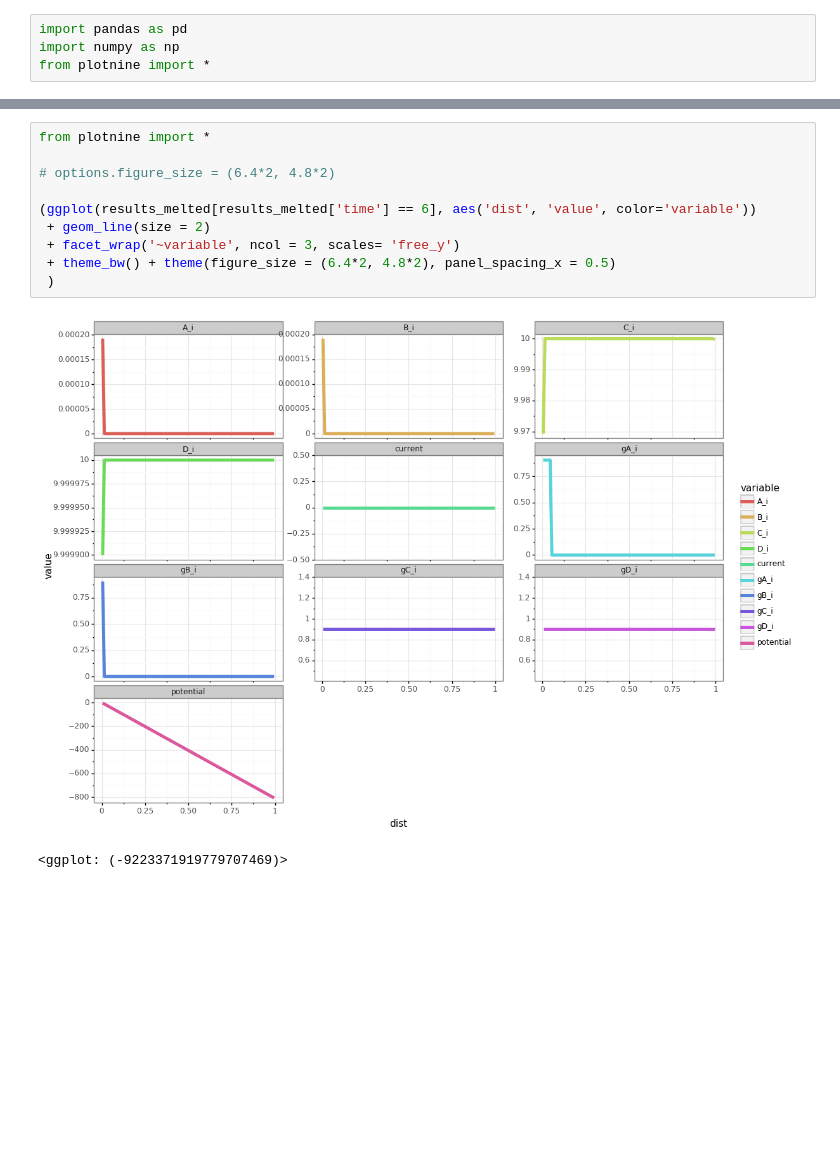
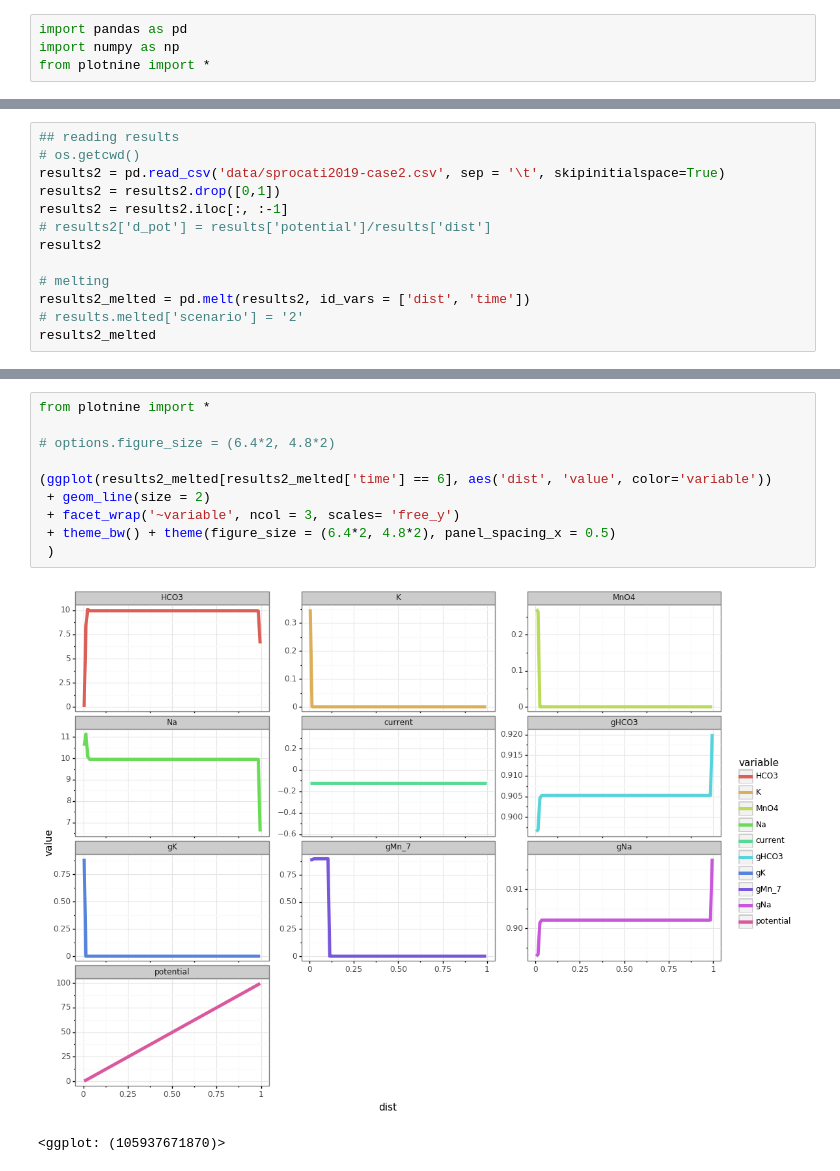
Before and after one commit to p-ortega/reactive-transport, a Jupyter notebook: sprocati2019/sprocati2019.ipynb, the cells around one changed output, grey strips where cells are left out. Cells and saved outputs as stored; diff of their text form; blank space fills up the shorter version.

```diff
--- a/sprocati2019/sprocati2019.ipynb
+++ b/sprocati2019/sprocati2019.ipynb
@@ -31,0 +81,13 @@ results_melted
+# %%
+## reading results
+# os.getcwd()
+results2 = pd.read_csv('data/sprocati2019-case2.csv', sep = '\t', skipinitialspace=True)
+results2 = results2.drop([0,1])
+results2 = results2.iloc[:, :-1]
+# results2['d_pot'] = results['potential']/results['dist']
+results2
+
+# melting
+results2_melted = pd.melt(results2, id_vars = ['dist', 'time'])
+# results.melted['scenario'] = '2'
+results2_melted
@@ -32,13 +108,13 @@ results_melted
 # %%
 from plotnine import *
 
 # options.figure_size = (6.4*2, 4.8*2)
 
-(ggplot(results_melted[results_melted['time'] == 6], aes('dist', 'value', color='variable'))
+(ggplot(results2_melted[results2_melted['time'] == 6], aes('dist', 'value', color='variable'))
  + geom_line(size = 2)
  + facet_wrap('~variable', ncol = 3, scales= 'free_y')
  + theme_bw() + theme(figure_size = (6.4*2, 4.8*2), panel_spacing_x = 0.5)
  )
 # %% [output]
-[figure, old version]
+[figure, new version]
-<ggplot: (-9223371919779707469)>
+<ggplot: (105937671870)>
```
Also changed, not shown: parts of 8 cells of this notebook, 12 other files.
